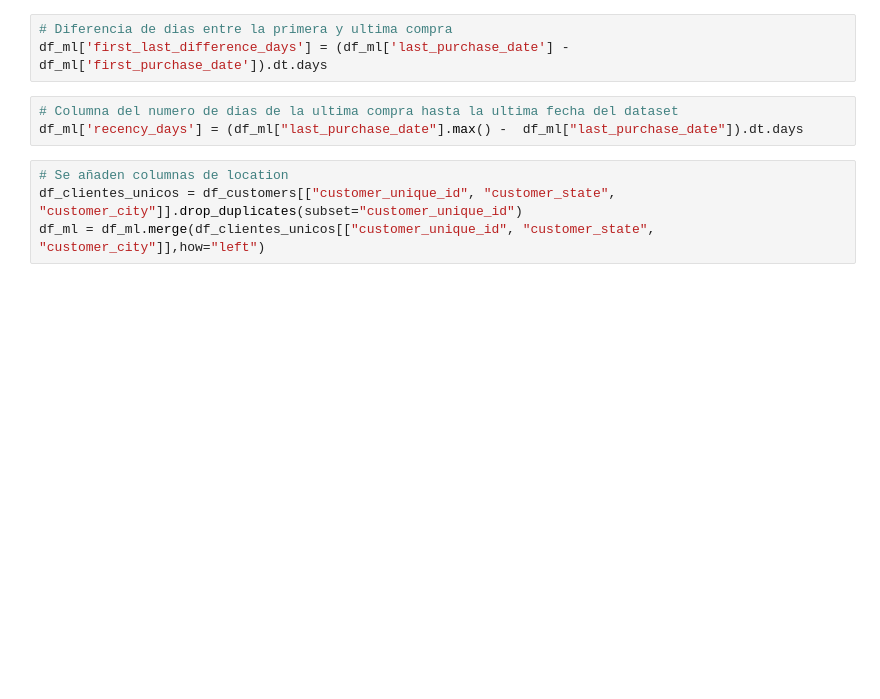
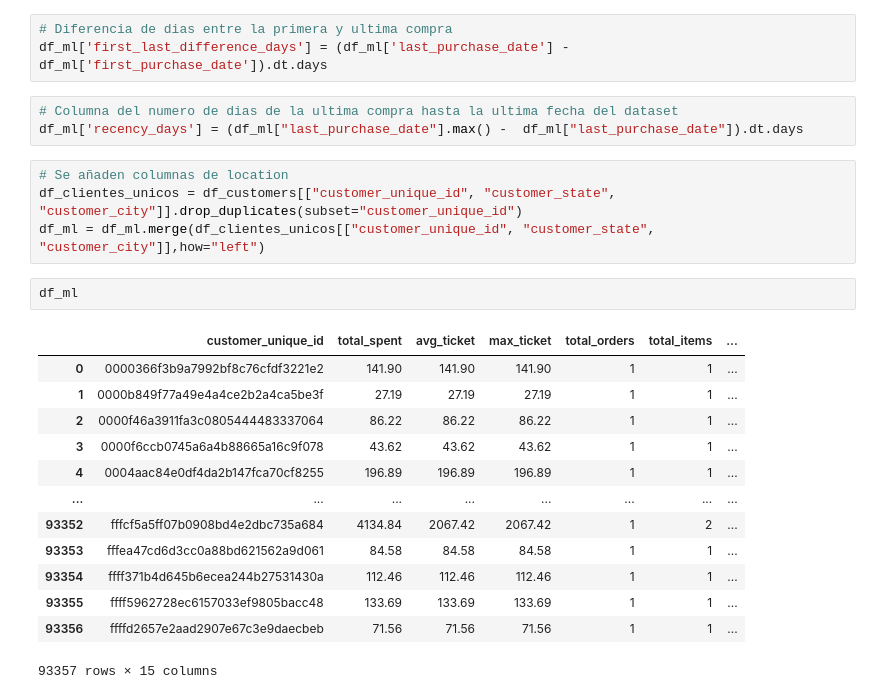
Before and after one commit to freddyyaq-lab/End-to-End-E-commerce-Revenue-Intelligence-Project, a Jupyter notebook: Notebooks/feature_engineering.ipynb, the cells around one changed output. Drawn from its saved outputs; the diff is of its cells as text; blank space fills up the shorter version.

```diff
--- a/Notebooks/feature_engineering.ipynb
+++ b/Notebooks/feature_engineering.ipynb
@@ -110,5 +110,21 @@ df_ml['recency_days'] = (df_ml["last_purchase_date"].max() -  df_ml["last_purcha
 # Se añaden columnas de location
 df_clientes_unicos = df_customers[["customer_unique_id", "customer_state", "customer_city"]].drop_duplicates(subset="customer_unique_id")
 df_ml = df_ml.merge(df_clientes_unicos[["customer_unique_id", "customer_state", "customer_city"]],how="left")
+# %%
+df_ml
+# %% [output]
+|  | customer_unique_id | total_spent | avg_ticket | max_ticket | total_orders | total_items | ... |
+| 0 | 0000366f3b9a7992bf8c76cfdf3221e2 | 141.90 | 141.90 | 141.90 | 1 | 1 | ... |
+| 1 | 0000b849f77a49e4a4ce2b2a4ca5be3f | 27.19 | 27.19 | 27.19 | 1 | 1 | ... |
+| 2 | 0000f46a3911fa3c0805444483337064 | 86.22 | 86.22 | 86.22 | 1 | 1 | ... |
+| 3 | 0000f6ccb0745a6a4b88665a16c9f078 | 43.62 | 43.62 | 43.62 | 1 | 1 | ... |
+| 4 | 0004aac84e0df4da2b147fca70cf8255 | 196.89 | 196.89 | 196.89 | 1 | 1 | ... |
+| ... | ... | ... | ... | ... | ... | ... | ... |
+| 93352 | fffcf5a5ff07b0908bd4e2dbc735a684 | 4134.84 | 2067.42 | 2067.42 | 1 | 2 | ... |
+| 93353 | fffea47cd6d3cc0a88bd621562a9d061 | 84.58 | 84.58 | 84.58 | 1 | 1 | ... |
+| 93354 | ffff371b4d645b6ecea244b27531430a | 112.46 | 112.46 | 112.46 | 1 | 1 | ... |
+| 93355 | ffff5962728ec6157033ef9805bacc48 | 133.69 | 133.69 | 133.69 | 1 | 1 | ... |
+| 93356 | ffffd2657e2aad2907e67c3e9daecbeb | 71.56 | 71.56 | 71.56 | 1 | 1 | ... |
+93357 rows × 15 columns
 # %%
 # Export a Supabase
```
Also changed, not shown: parts of 1 cell of this notebook.
